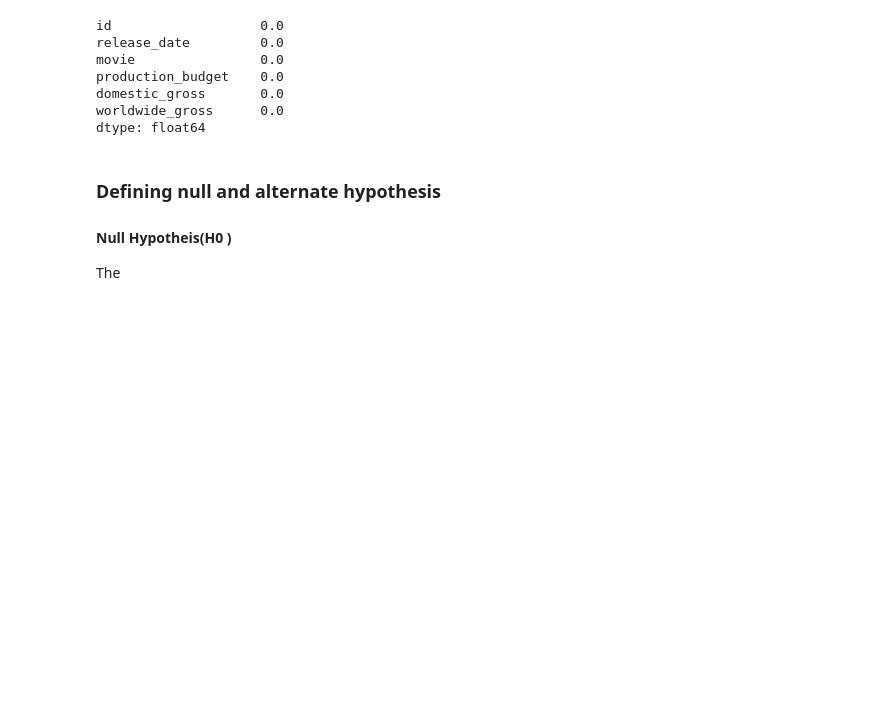
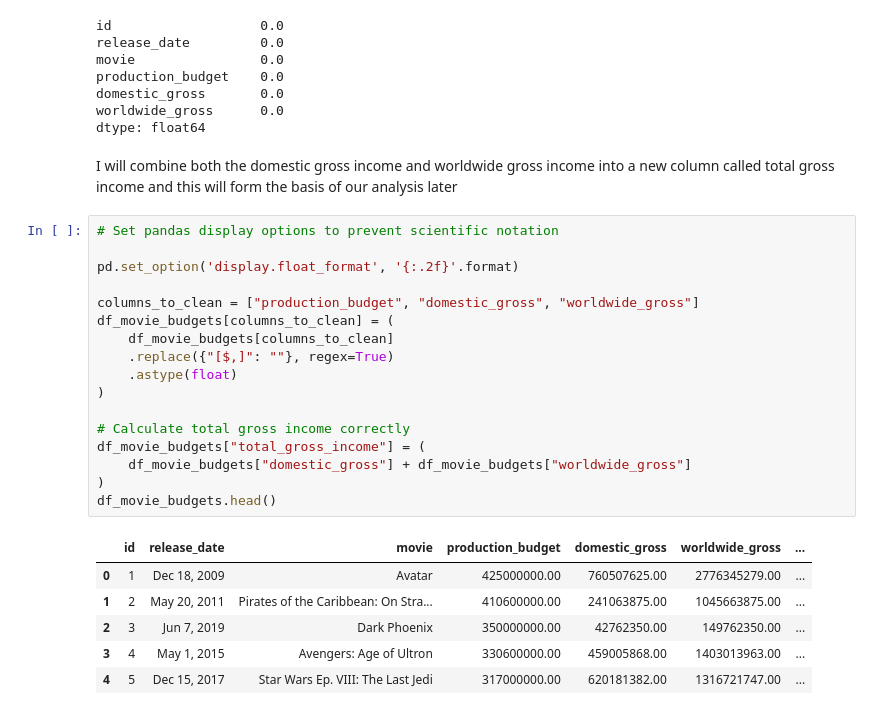
Before and after one commit to Thazes/Dsf-pt09-grp2, a Jupyter notebook: phase_2_group_2.ipynb, the cells around one changed output. Saved outputs shown, nothing was run; the diff lists cells and outputs as text; blank space fills up the shorter version.

```diff
--- a/phase_2_group_2.ipynb
+++ b/phase_2_group_2.ipynb
@@ -90,9 +90,29 @@ production_budget    0.0
 domestic_gross       0.0
 worldwide_gross      0.0
 dtype: float64
-# %% [markdown]
-### Defining null and alternate hypothesis
-
- #### Null Hypotheis(H0 )
-
- The
+# %% [markdown]
+I will combine both the domestic gross income and worldwide gross income into a new column called total gross income and this will form the basis of our analysis later
+# %%
+# Set pandas display options to prevent scientific notation
+
+pd.set_option('display.float_format', '{:.2f}'.format)
+
+columns_to_clean = ["production_budget", "domestic_gross", "worldwide_gross"]
+df_movie_budgets[columns_to_clean] = (
+    df_movie_budgets[columns_to_clean]
+    .replace({"[$,]": ""}, regex=True)
+    .astype(float)
+)
+
+# Calculate total gross income correctly
+df_movie_budgets["total_gross_income"] = (
+    df_movie_budgets["domestic_gross"] + df_movie_budgets["worldwide_gross"]
+)
+df_movie_budgets.head()
+# %% [output]
+|  | id | release_date | movie | production_budget | domestic_gross | worldwide_gross | ... |
+| 0 | 1 | Dec 18, 2009 | Avatar | 425000000.00 | 760507625.00 | 2776345279.00 | ... |
+| 1 | 2 | May 20, 2011 | Pirates of the Caribbean: On Stra... | 410600000.00 | 241063875.00 | 1045663875.00 | ... |
+| 2 | 3 | Jun 7, 2019 | Dark Phoenix | 350000000.00 | 42762350.00 | 149762350.00 | ... |
+| 3 | 4 | May 1, 2015 | Avengers: Age of Ultron | 330600000.00 | 459005868.00 | 1403013963.00 | ... |
+| 4 | 5 | Dec 15, 2017 | Star Wars Ep. VIII: The Last Jedi | 317000000.00 | 620181382.00 | 1316721747.00 | ... |
```
Also changed, not shown: parts of 7 cells of this notebook.
